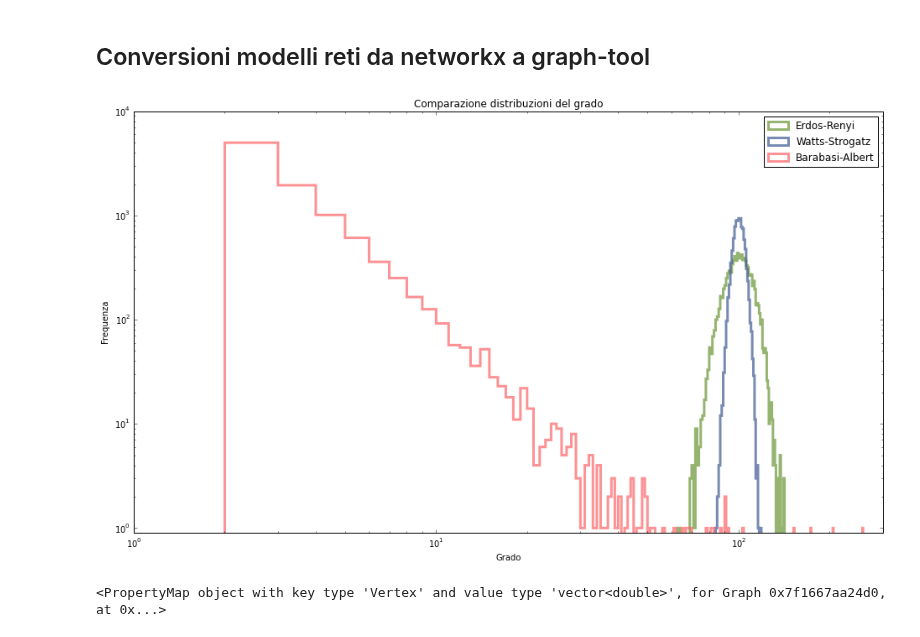
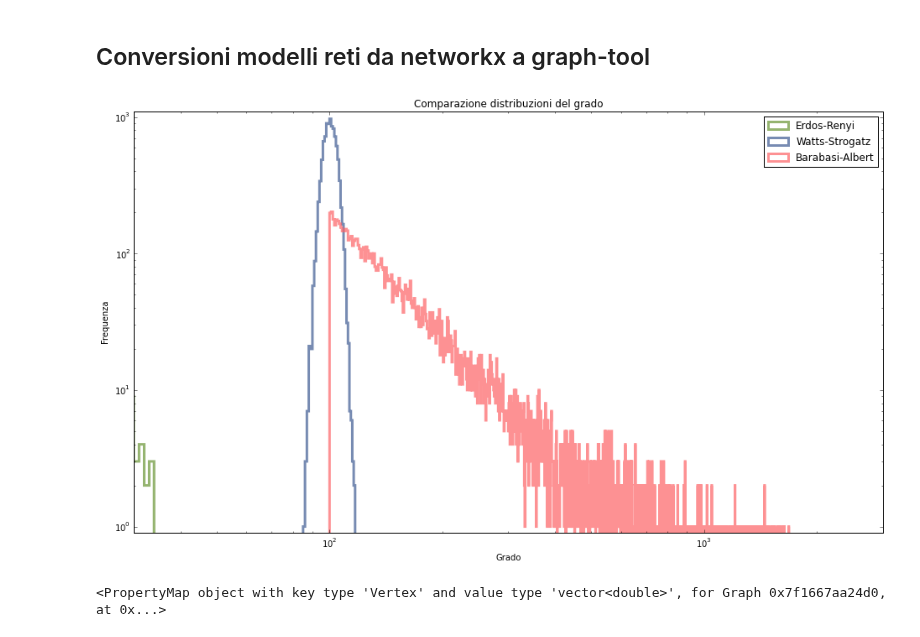
Before and after one commit to FedericoMuciaccia/SistemiComplessi, a Jupyter notebook: src/Iuri/Grafi e modelli NON APRITE QUESTO NOTEBOOK.ipynb, the cells around one changed output. Saved outputs shown, nothing was run; the diff lists cells and outputs as text; code cells hidden in the pictures.

```diff
--- a/src/Iuri/Grafi e modelli NON APRITE QUESTO NOTEBOOK.ipynb
+++ b/src/Iuri/Grafi e modelli NON APRITE QUESTO NOTEBOOK.ipynb
@@ -103,7 +103,7 @@ NB: Quando si hanno pochi nodi, una connessione tra soli primi vicini e poca pro
 ## Conversioni modelli reti da networkx a graph-tool
 # %%
 #    if(modello == 'Erdos-Renyi'):
-grafoErdos = networkx.erdos_renyi_graph(10000, 0.0101)
+grafoErdos = networkx.erdos_renyi_graph(1000, 0.0201)
 gradoErdos = grafoErdos.degree().values()
 #adiacenzaErdos = networkx.to_numpy_matrix(grafoErdos)
 #adiacenzaErdos
@@ -120,7 +120,7 @@ gradoWatts = grafoWatts.degree().values()
 
 
 #    if(modello == 'Barabasi-Abert'):
-grafoBarabasi = networkx.barabasi_albert_graph(10000, 2)
+grafoBarabasi = networkx.barabasi_albert_graph(10000, 100)
 gradoBarabasi = grafoBarabasi.degree().values()
 #adiacenzaBarabasi = networkx.to_numpy_matrix(grafoBarabasi)
 #adiacenzaBarabasi
@@ -133,16 +133,16 @@ gradoBarabasi = grafoBarabasi.degree().values()
 # %%
 %matplotlib inline
 pyplot.figure(figsize=(16,9))
 grafico = degreeDistributionLog(gradoErdos, 'Erdos-Renyi', '#699534')
 grafico = degreeDistributionLog(gradoWatts, 'Watts-Strogatz', '#3D5A92')
 grafico = degreeDistributionLog(gradoBarabasi, 'Barabasi-Albert', '#FD6266')
 #grafico = degreeDistributionLog(gradoBara, 'm=2', '#E47F2C')
-pyplot.ylim(0.9,10000)
-pyplot.xlim(1,300)
+pyplot.ylim(0.9,1100)
+pyplot.xlim(30,3000)
 pyplot.legend()
-pyplot.savefig('compareSameN.eps', format='eps', dpi=1000)
+pyplot.savefig('compareSameN.svg', format='svg', dpi=1000)
 # %% [output]
-[figure, old version]
+[figure, new version]
 # %%
 #grafo watts
 %matplotlib inline
```
Also changed, not shown: parts of 3 cells of this notebook, 19 other files.
